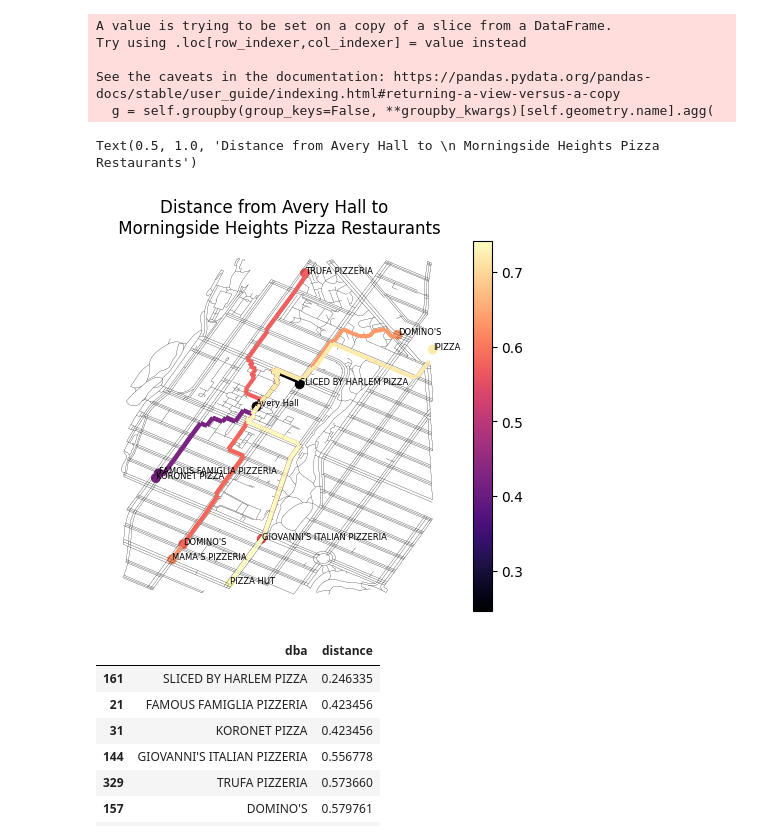
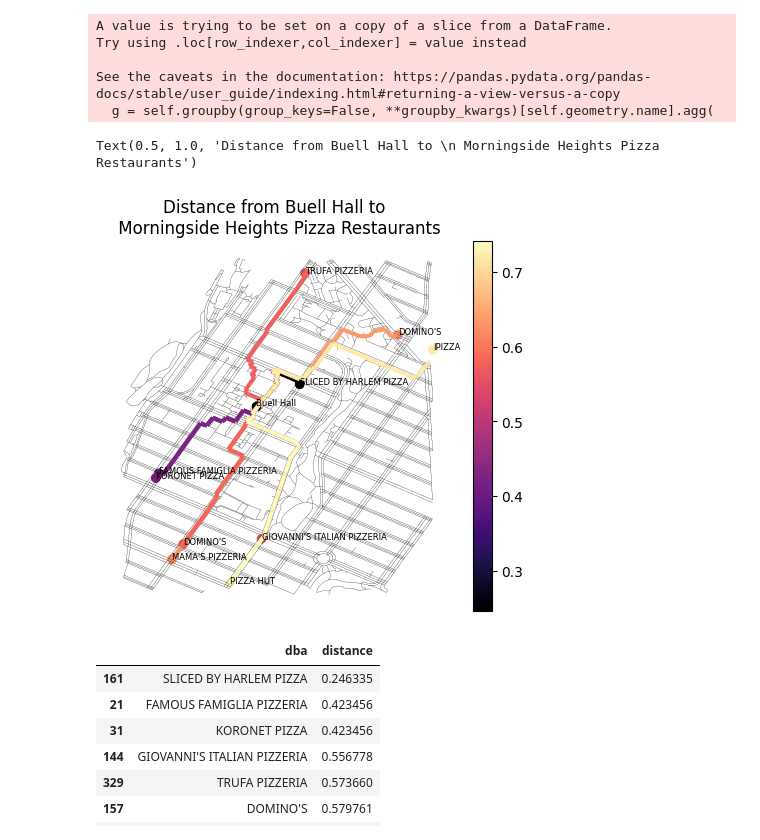
Before and after one commit to badriyahs/cdp-mapping-systems, a Jupyter notebook: Assignments/03_networks.ipynb, the cells around one changed output. Drawn from its saved outputs; the diff is of its cells as text; code cells hidden in the pictures.

```diff
--- a/Assignments/03_networks.ipynb
+++ b/Assignments/03_networks.ipynb
@@ -279,20 +319,20 @@ mh_pizza_routes = gpd.GeoDataFrame(mh_pizza, geometry="route_geom", crs="EPSG:43
 # %%
 ax = gpd.GeoSeries(avery_hall).plot(color="black")
 mh_net_edges.plot(ax=ax, color="black", linewidth=0.1)
 mh_pizza_routes.plot(column="distance", cmap="magma", ax=ax, linewidth=3)
 mh_pizza.plot(column="distance", cmap="magma", legend=True, ax=ax).set_axis_off()
 
 
 # label each point
 for x, y, label in zip(mh_pizza.geometry.x, mh_pizza.geometry.y, mh_pizza.dba):
     ax.text(x, y, label, fontsize=6)
-ax.text(avery_hall.x, avery_hall.y, "Avery Hall", fontsize=6)
+ax.text(avery_hall.x, avery_hall.y, "Buell Hall", fontsize=6)
 
 # title
-plt.title("Distance from Avery Hall to \n Morningside Heights Pizza Restaurants")
+plt.title("Distance from Buell Hall to \n Morningside Heights Pizza Restaurants")
 # %% [output]
-Text(0.5, 1.0, 'Distance from Avery Hall to \n Morningside Heights Pizza Restaurants')
+Text(0.5, 1.0, 'Distance from Buell Hall to \n Morningside Heights Pizza Restaurants')
-[figure, old version]
+[figure, new version]
 # %%
 mh_pizza[["dba", "distance"]].sort_values("distance")
 # %% [output]
```
Also changed, not shown: parts of 13 cells of this notebook, 8 other files.
